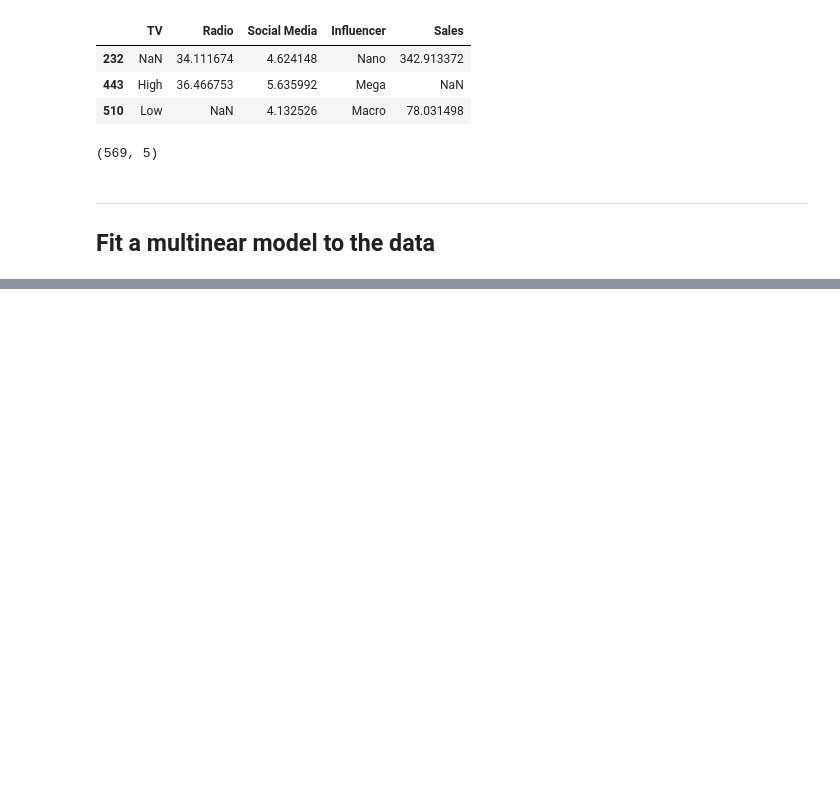
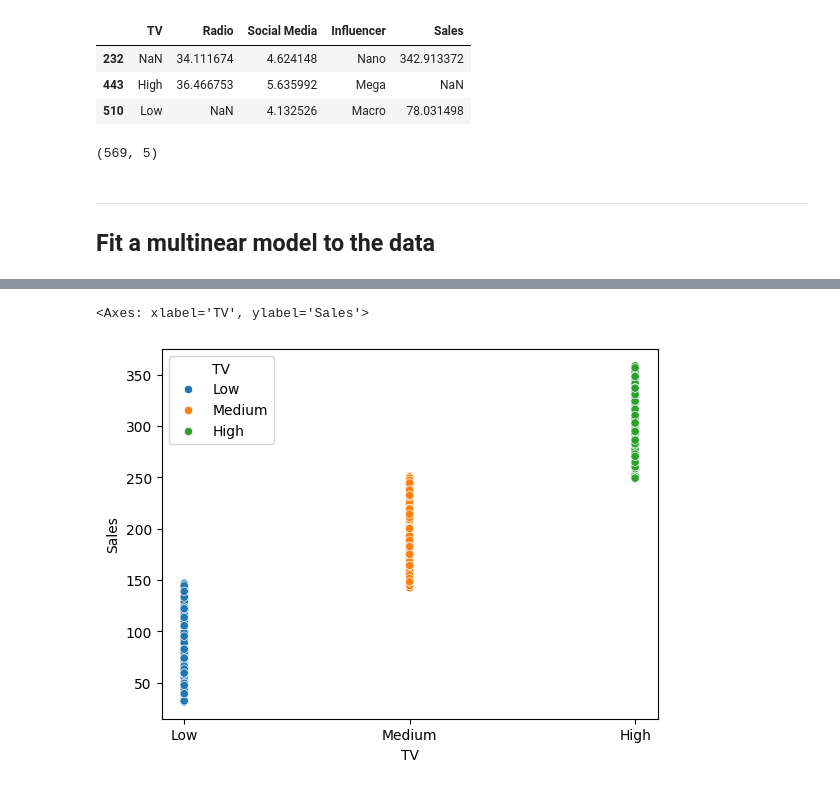
Before and after one commit to AfobCode/LearningPython, a Jupyter notebook: Regression_Analysis/activity_perform_multiple_linear_reg.ipynb, the cells around one changed output, grey strips where cells are left out. Cells and saved outputs as stored; diff of their text form; code cells hidden in the pictures; blank space fills up the shorter version.

```diff
--- a/Regression_Analysis/activity_perform_multiple_linear_reg.ipynb
+++ b/Regression_Analysis/activity_perform_multiple_linear_reg.ipynb
@@ -152,3 +152,13 @@ OLS Regression Results
 | Kurtosis: | 2.255 | Cond. No. | 155. |
 Notes:
 [1] Standard Errors assume that the covariance matrix of the errors is correctly specified.
+# %%
+sns.scatterplot(
+    data=mktg[['TV','Sales']],
+    x = 'TV',
+    y = 'Sales',
+    hue= 'TV'
+)
+# %% [output]
+<Axes: xlabel='TV', ylabel='Sales'>
+[figure, added]
```
Also changed, not shown: parts of 7 cells of this notebook.
